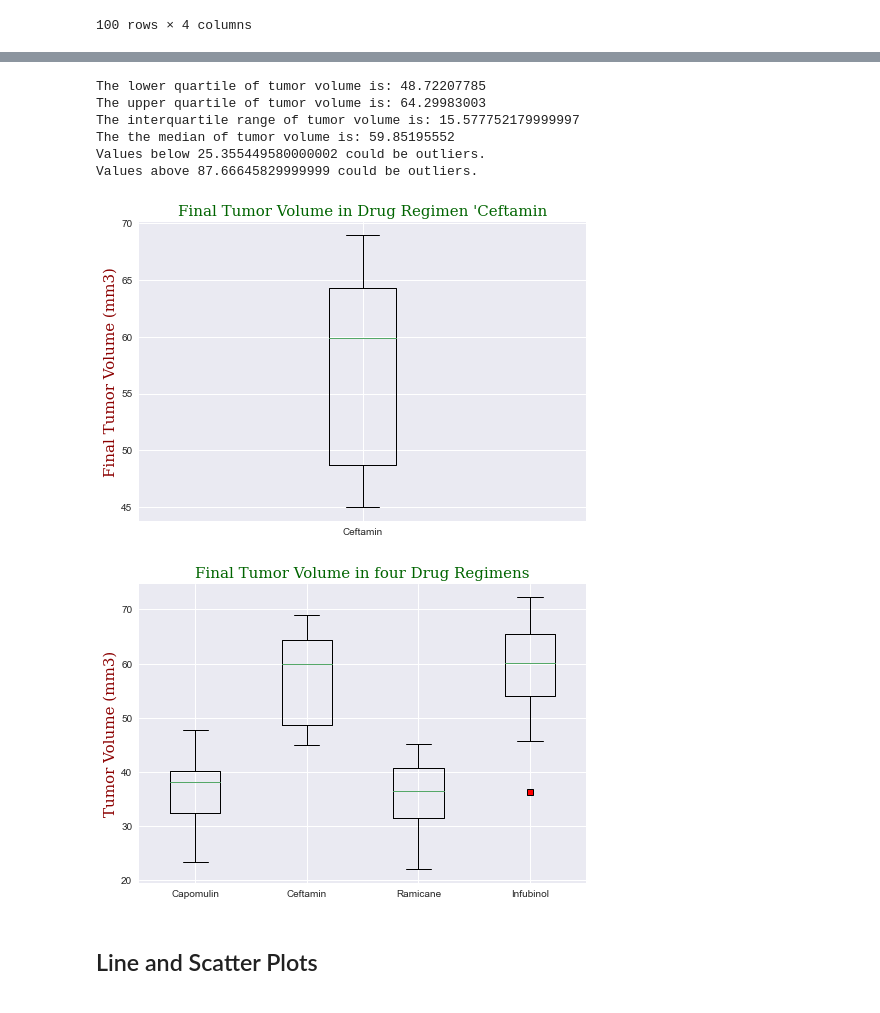
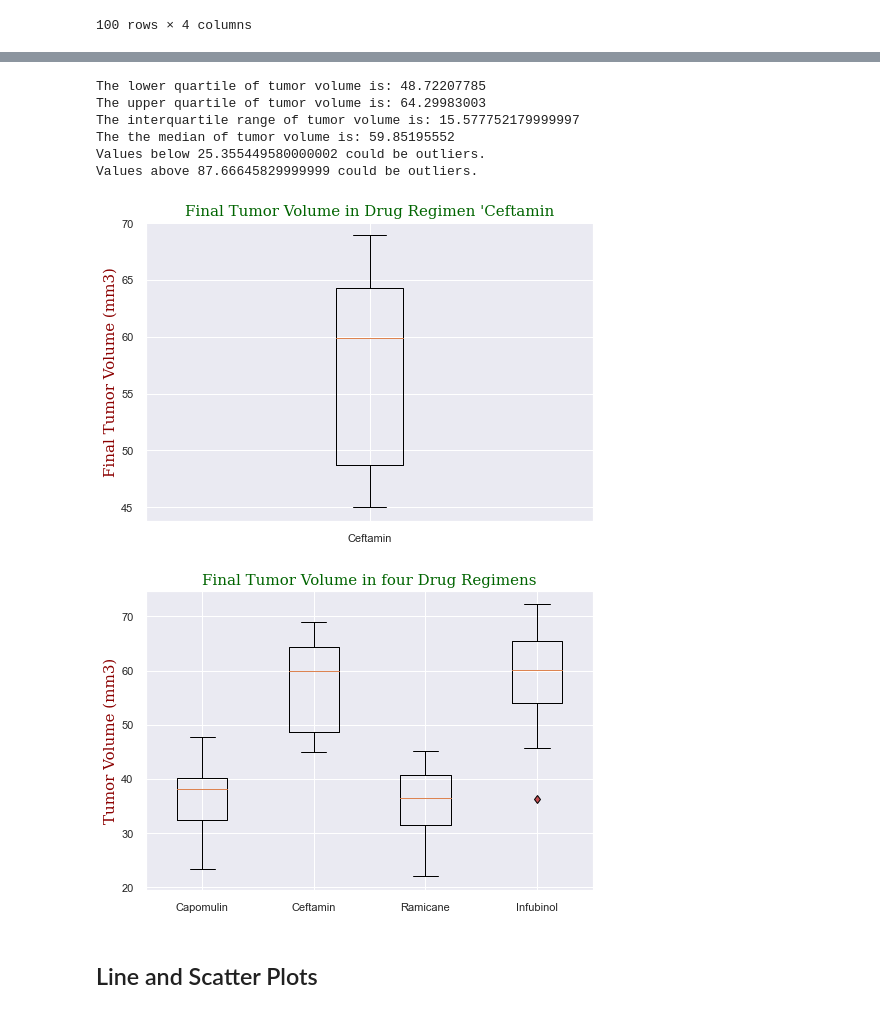
Before and after one commit to SoniMohandas/The_Power_of_Plots, a Jupyter notebook: Pharmaceuticals/pymaceuticals_starter.ipynb, the cells around one changed output, grey strips where cells are left out. Drawn from its saved outputs; the diff is of its cells as text; code cells hidden in the pictures.

```diff
--- a/Pharmaceuticals/pymaceuticals_starter.ipynb
+++ b/Pharmaceuticals/pymaceuticals_starter.ipynb
@@ -398,7 +384,6 @@ font2 = {'family':'serif','color':'darkred','size':15}
 
 # Box plotting
 ax1.boxplot(capomulin_treatment)
-plt.style.use('seaborn')
 
 # Titling, labelling and formatting
 ax1.set_title("Final Tumor Volume in Drug Regimen 'Capomulin", fontdict=font1)
@@ -447,7 +432,6 @@ fig1, ax1 = plt.subplots()
 
 # Box plotting
 ax1.boxplot(ramicane_treatment)
-plt.style.use('seaborn')
 
 # Titling, labelling, and style formatting
 ax1.set_title("Final Tumor Volume in Drug Regimen 'Ramicane", fontdict=font1)
@@ -499,7 +483,6 @@ fig1, ax1 = plt.subplots()
 
 # Box plotting
 ax1.boxplot(infubinol_treatment,  flierprops=red_square)
-plt.style.use('seaborn')
 
 # Titling, labelling, and style formatting
 ax1.set_title("Final Tumor Volume in Drug Regimen 'Infubinol", fontdict=font1)
@@ -545,7 +528,6 @@ print(f"Values above {upper_bound} could be outliers.")
 print('')
 # Generate a box plot of the final tumor volume of each mouse across Ceftamin regimens
 fig1, ax1 = plt.subplots()
-plt.style.use('seaborn')
 
 # Box plotting
 ax1.boxplot(ceftamin_treatment)
@@ -564,30 +546,28 @@ The interquartile range of tumor volume is: 15.577752179999997
 The the median of tumor volume is: 59.85195552
 Values below 25.355449580000002 could be outliers.
 Values above 87.66645829999999 could be outliers.
-[figure, old version]
+[figure, new version]
 # %%
 # Box and whisker plot of four drug regimen with tumor volume
-red_square = dict(markerfacecolor='r', marker='s')
-
-plt.style.use('seaborn')
+red_square = dict(markerfacecolor='r', marker='d')
 fig, ax = plt.subplots()
 
 # List of four drug regiment
 drugs=[capomulin_treatment, ceftamin_treatment, ramicane_treatment,  infubinol_treatment]
 
 # Plotting the drug regimens
 ax.boxplot(drugs, flierprops=red_square)
 
 # Titling, labelling and formatting
 ax.set_title("Final Tumor Volume in four Drug Regimens", fontdict=font1)
 
 ax.set_ylabel("Tumor Volume (mm3)", fontdict=font2)
 
 # xticking for labeling the drug regimens
 plt.xticks([1,2,3,4], ['Capomulin','Ceftamin','Ramicane','Infubinol'])
 plt.show()
 # %% [output]
-[figure, old version]
+[figure, new version]
 # %% [markdown]
 ## Line and Scatter Plots
 # %%
```
Also changed, not shown: parts of 12 cells of this notebook.
